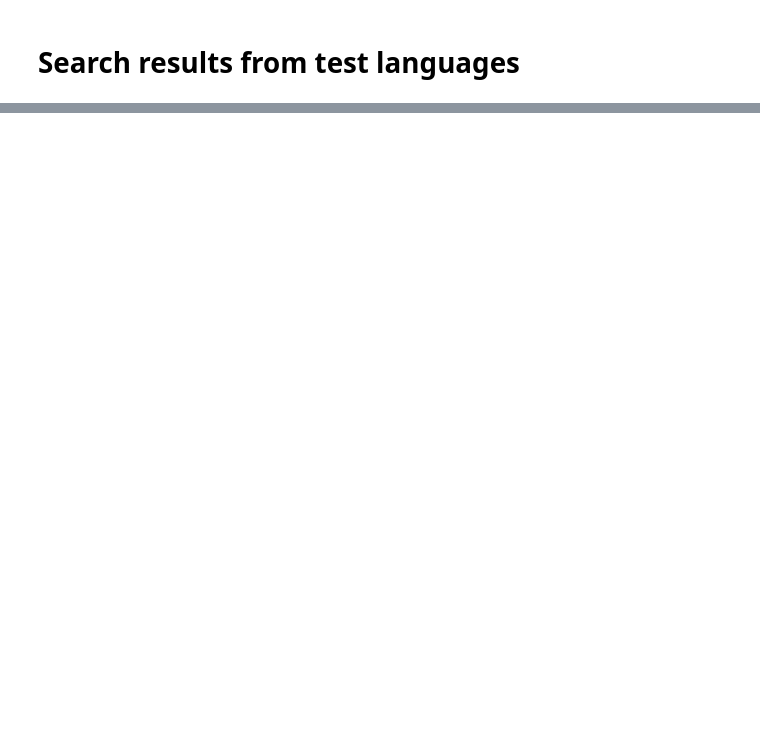
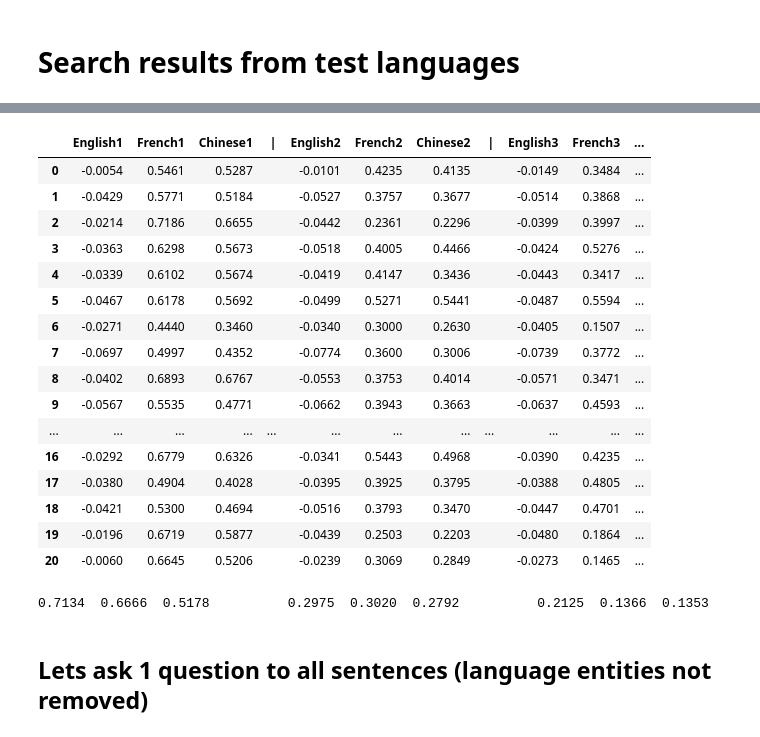
Before and after one commit to Otnielush/Language_entity_embeddings, a Jupyter notebook: language_extraction.ipynb, the cells around one changed output, grey strips where cells are left out. Drawn from its saved outputs; the diff is of its cells as text; code cells hidden in the pictures; blank space fills up the shorter version.

```diff
--- a/language_extraction.ipynb
+++ b/language_extraction.ipynb
@@ -145,0 +303,42 @@ trans
+# %%
+q1_eng_fr_ch_nolang = pd.DataFrame(columns=list(embd_data.columns[:3]) + list(embd_data.columns[6:9]) + list(embd_data.columns[21:24]))
+# %%
+id_columns = list(embd_data.columns)
+lang_entity = {'English': eng_entity_trained, 'French': fr_entity, 'Chinese': ch_entity}
+for r in range(embd_np.shape[0]):
+    row_data = []
+    for col in q1_eng_fr_ch_nolang.columns:
+        c = id_columns.index(col)
+        row_data.append(calc_cos_sim(ques_eng1_embd[r], embd_np[r, c] - lang_entity[col[:-1]]))
+    q1_eng_fr_ch_nolang.loc[r] = row_data
+# %%
+q1_eng_fr_ch_nolang[' |'] = ['  ' for _ in range(embd_np.shape[0])]
+q1_eng_fr_ch_nolang['| '] = ['  ' for _ in range(embd_np.shape[0])]
+# %%
+q1_eng_fr_ch_nolang = q1_eng_fr_ch_nolang[['English1','French1','Chinese1',' |','English2','French2','Chinese2','| ','English3','French3', 'Chinese3']].round(decimals=4)
+# %%
+q1_eng_fr_ch_nolang
+# %% [output]
+|  | English1 | French1 | Chinese1 | | | English2 | French2 | Chinese2 | | | English3 | French3 | ... |
+| 0 | -0.0054 | 0.5461 | 0.5287 |  | -0.0101 | 0.4235 | 0.4135 |  | -0.0149 | 0.3484 | ... |
+| 1 | -0.0429 | 0.5771 | 0.5184 |  | -0.0527 | 0.3757 | 0.3677 |  | -0.0514 | 0.3868 | ... |
+| 2 | -0.0214 | 0.7186 | 0.6655 |  | -0.0442 | 0.2361 | 0.2296 |  | -0.0399 | 0.3997 | ... |
+| 3 | -0.0363 | 0.6298 | 0.5673 |  | -0.0518 | 0.4005 | 0.4466 |  | -0.0424 | 0.5276 | ... |
+| 4 | -0.0339 | 0.6102 | 0.5674 |  | -0.0419 | 0.4147 | 0.3436 |  | -0.0443 | 0.3417 | ... |
+| 5 | -0.0467 | 0.6178 | 0.5692 |  | -0.0499 | 0.5271 | 0.5441 |  | -0.0487 | 0.5594 | ... |
+| 6 | -0.0271 | 0.4440 | 0.3460 |  | -0.0340 | 0.3000 | 0.2630 |  | -0.0405 | 0.1507 | ... |
+| 7 | -0.0697 | 0.4997 | 0.4352 |  | -0.0774 | 0.3600 | 0.3006 |  | -0.0739 | 0.3772 | ... |
+| 8 | -0.0402 | 0.6893 | 0.6767 |  | -0.0553 | 0.3753 | 0.4014 |  | -0.0571 | 0.3471 | ... |
+| 9 | -0.0567 | 0.5535 | 0.4771 |  | -0.0662 | 0.3943 | 0.3663 |  | -0.0637 | 0.4593 | ... |
+| ... | ... | ... | ... | ... | ... | ... | ... | ... | ... | ... | ... |
+| 16 | -0.0292 | 0.6779 | 0.6326 |  | -0.0341 | 0.5443 | 0.4968 |  | -0.0390 | 0.4235 | ... |
+| 17 | -0.0380 | 0.4904 | 0.4028 |  | -0.0395 | 0.3925 | 0.3795 |  | -0.0388 | 0.4805 | ... |
+| 18 | -0.0421 | 0.5300 | 0.4694 |  | -0.0516 | 0.3793 | 0.3470 |  | -0.0447 | 0.4701 | ... |
+| 19 | -0.0196 | 0.6719 | 0.5877 |  | -0.0439 | 0.2503 | 0.2203 |  | -0.0480 | 0.1864 | ... |
+| 20 | -0.0060 | 0.6645 | 0.5206 |  | -0.0239 | 0.3069 | 0.2849 |  | -0.0273 | 0.1465 | ... |
+# %%
+print("0.7134	0.6666	0.5178		0.2975	0.3020	0.2792		0.2125	0.1366	0.1353")
+# %% [output]
+0.7134  0.6666  0.5178          0.2975  0.3020  0.2792          0.2125  0.1366  0.1353
+# %% [markdown]
+## Lets ask 1 question to all sentences (language entities not removed)
```
Also changed, not shown: parts of 101 cells of this notebook, 33 other files.
